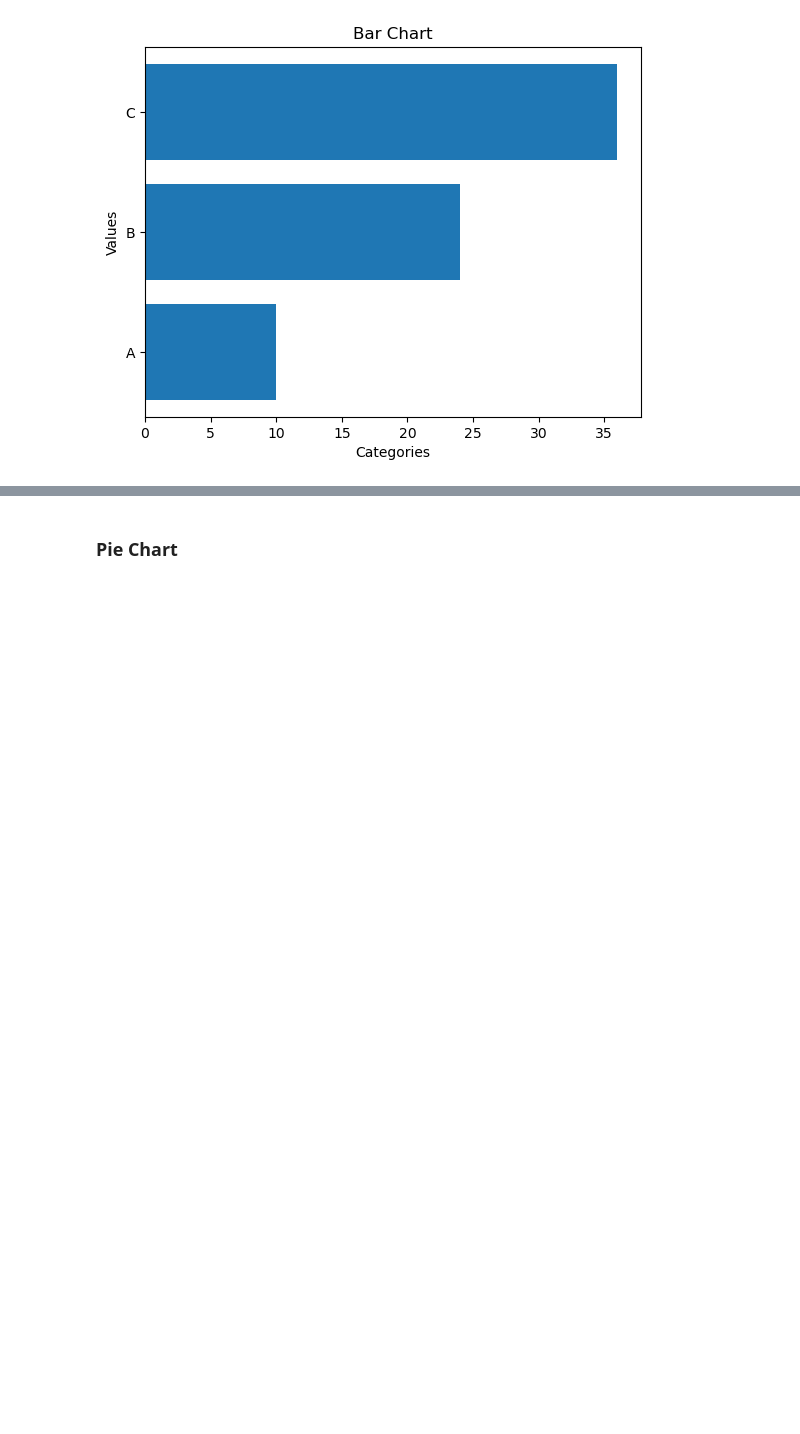
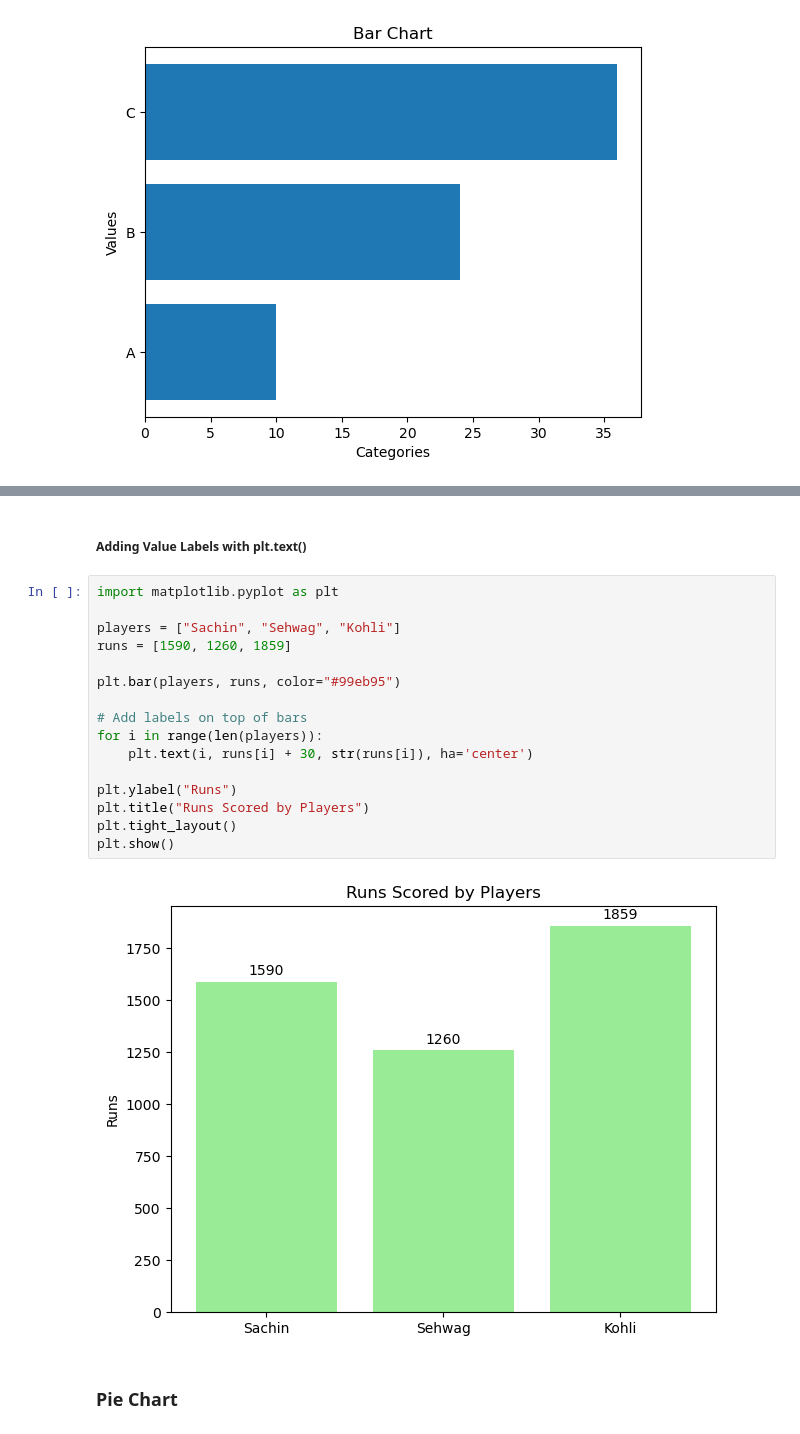
Before and after one commit to jatinvish-01/Maplotlib-Jupyter, a Jupyter notebook: plotting, bars, charts and histogram.ipynb, the cells around one changed output, grey strips where cells are left out. Saved outputs shown, nothing was run; the diff lists cells and outputs as text; blank space fills up the shorter version.

```diff
--- a/plotting, bars, charts and histogram.ipynb
+++ b/plotting, bars, charts and histogram.ipynb
@@ -21,3 +60,23 @@ plt.show()
+# %% [markdown]
+##### Adding Value Labels with plt.text()
+# %%
+import matplotlib.pyplot as plt
+
+players = ["Sachin", "Sehwag", "Kohli"]
+runs = [1590, 1260, 1859]
+
+plt.bar(players, runs, color="#99eb95")
+
+# Add labels on top of bars
+for i in range(len(players)):
+    plt.text(i, runs[i] + 30, str(runs[i]), ha='center')
+
+plt.ylabel("Runs")
+plt.title("Runs Scored by Players")
+plt.tight_layout()
+plt.show()
+# %% [output]
+[figure, added]
 # %% [markdown]
 ### Pie Chart
 # %%
```
Also changed, not shown: parts of 4 cells of this notebook.
